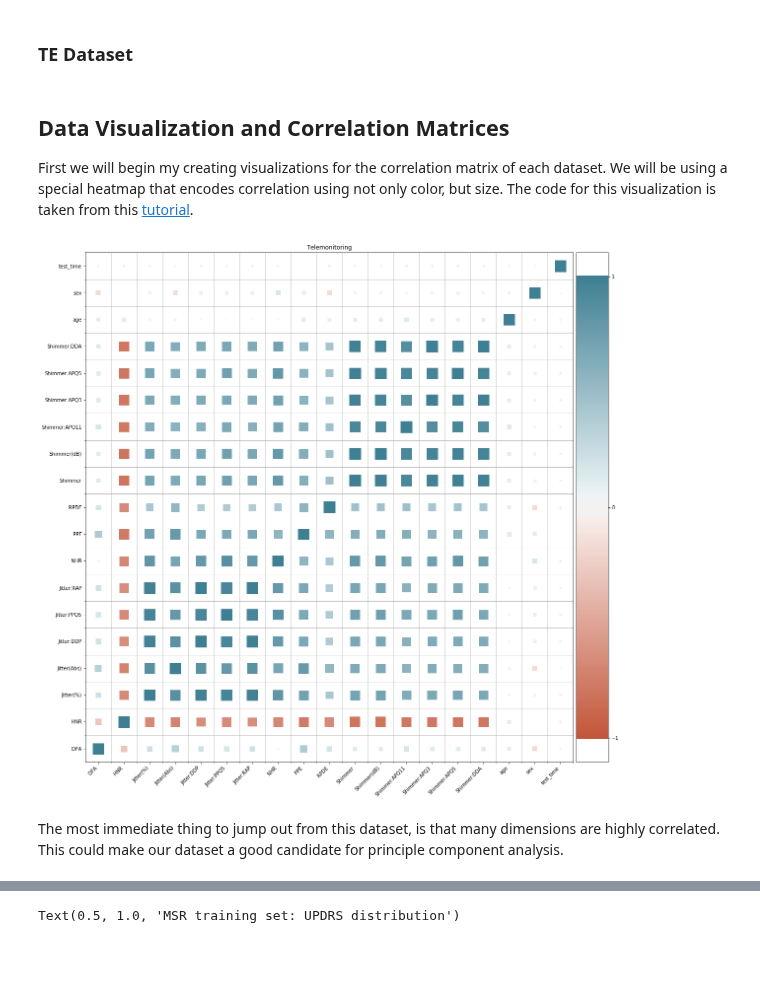
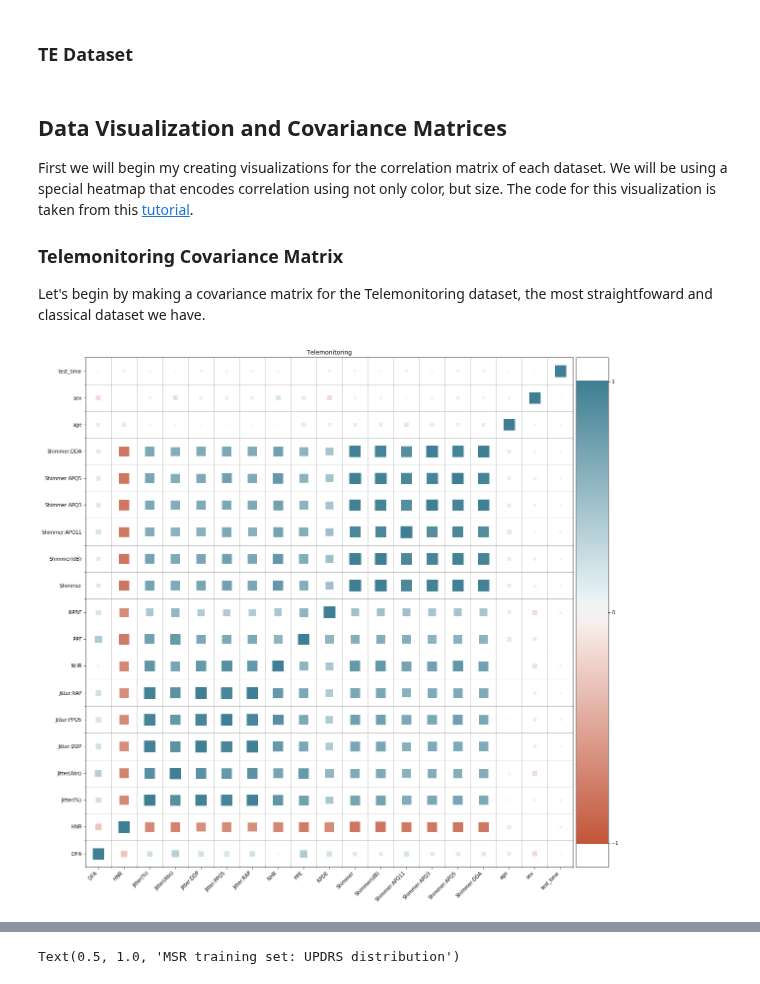
Before and after one commit to adachille/parkinsons-detector, a Jupyter notebook: parkinsons-data-exploration.ipynb, the cells around one changed output, grey strips where cells are left out. Saved outputs shown, nothing was run; the diff lists cells and outputs as text; code cells hidden in the pictures; blank space fills up the shorter version.

Commit message:
Add covariance matrices for msr datasets

```diff
--- a/parkinsons-data-exploration.ipynb
+++ b/parkinsons-data-exploration.ipynb
@@ -115,37 +111,37 @@ Because these datasets come from multiple sources, we will do some cleaning usin
 # %%
 # TODO: clean the TE Dataset
 # %% [markdown]
-## Data Visualization and Correlation Matrices
+## Data Visualization and Covariance Matrices
 
 First we will begin my creating visualizations for the correlation matrix of each dataset. We will be using a special heatmap that encodes correlation using not only color, but size. The code for this visualization is taken from this [tutorial](https://towardsdatascience.com/better-heatmaps-and-correlation-matrix-plots-in-python-41445d0f2bec).
+
+### Telemonitoring Covariance Matrix
+Let's begin by making a covariance matrix for the Telemonitoring dataset, the most straightfoward and classical dataset we have.
-# %%
-# Store each dataset with a filename friendly "filename" and a "name"
-datasets = [("disease-classification", "Disease Classification", dc),
-            ("multiple-sound-recoring-train", "Multiple Sound Recording Train", msr_train),
-            ("multiple-sound-recoring-test", "Multiple Sound Recording Test", msr_test),
-            ("telemonitoring", "Telemonitoring", te)]
-
-# Pick a dataset
-filename, name, data = datasets[3]
-# Choose the columns to display
-columns = ['age', 'sex', 'test_time', 'Jitter(%)',
-           'Jitter(Abs)', 'Jitter:RAP', 'Jitter:PPQ5', 'Jitter:DDP',
-           'Shimmer', 'Shimmer(dB)', 'Shimmer:APQ3', 'Shimmer:APQ5',
-           'Shimmer:APQ11', 'Shimmer:DDA', 'NHR', 'HNR', 'RPDE',
-           'DFA', 'PPE']
-
-def make_corr_vis(filename, name, data, columns):
-    # Calculate correlation
-    corr = data[columns].corr()
-    # Matplotlib magic
-    corr = pd.melt(corr.reset_index(), id_vars='index')  # Unpivot the dataframe, so we can get pair of arrays for x and y
-    corr.columns = ['x', 'y', 'value']
-    # Call our helper function in vis_utils
-    vis_utils.heatmap(x=corr['x'], y=corr['y'], size=corr['value'].abs(),color=corr['value'],
-                      title=name, save_path='./visualizations/{}-correlation-matrix.jpg'.format(filename))
-
-make_corr_vis(filename, name, data, columns)
-# %% [output]
-[figure, removed]
-# %% [markdown]
-The most immediate thing to jump out from this dataset, is that many dimensions are highly correlated. This could make our dataset a good candidate for principle component analysis.
+# %%
+def make_corr_vis(filename, name, data, columns):
+    # Calculate correlation
+    corr = data[columns].corr()
+    # Matplotlib magic
+    corr = pd.melt(corr.reset_index(), id_vars='index')  # Unpivot the dataframe, so we can get pair of arrays for x and y
+    corr.columns = ['x', 'y', 'value']
+    # Call our helper function in vis_utils
+    vis_utils.heatmap(x=corr['x'], y=corr['y'], size=corr['value'].abs(),color=corr['value'],
+                      title=name, save_path='./visualizations/{}-correlation-matrix.jpg'.format(filename))
+
+# Store each dataset with a filename friendly "filename" and a "name"
+datasets = [("disease-classification", "Disease Classification", dc),
+            ("multiple-sound-recoring-train", "Multiple Sound Recording Train", msr_train),
+            ("multiple-sound-recoring-test", "Multiple Sound Recording Test", msr_test),
+            ("telemonitoring", "Telemonitoring", te)]
+
+# Make Telemonitoring Covariance Matrix
+te_filename, te_name, te_data = datasets[3]
+# Choose the columns to display
+te_columns = ['age', 'sex', 'test_time', 'Jitter(%)',
+           'Jitter(Abs)', 'Jitter:RAP', 'Jitter:PPQ5', 'Jitter:DDP',
+           'Shimmer', 'Shimmer(dB)', 'Shimmer:APQ3', 'Shimmer:APQ5',
+           'Shimmer:APQ11', 'Shimmer:DDA', 'NHR', 'HNR', 'RPDE',
+           'DFA', 'PPE']
+make_corr_vis(te_filename, te_name, te_data, te_columns)
+# %% [output]
+[figure, added]
```
Also changed, not shown: parts of 3 cells of this notebook, 2 other files.
